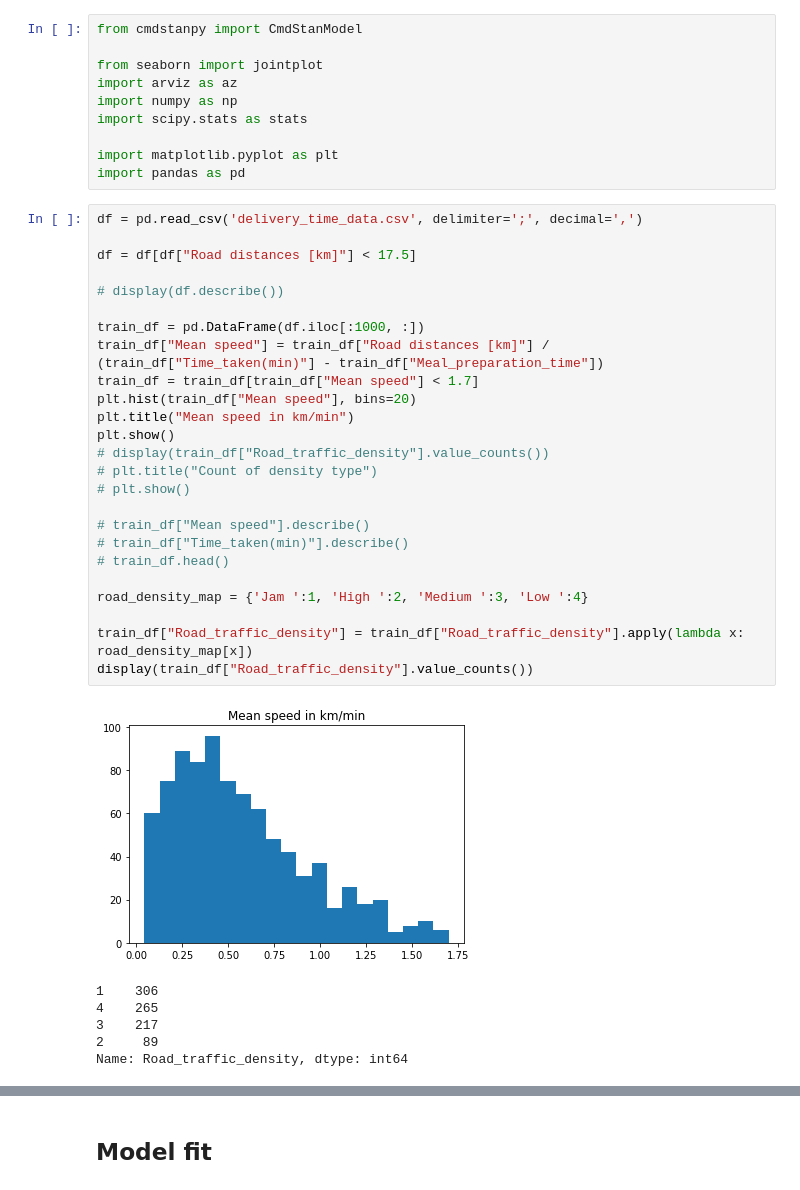
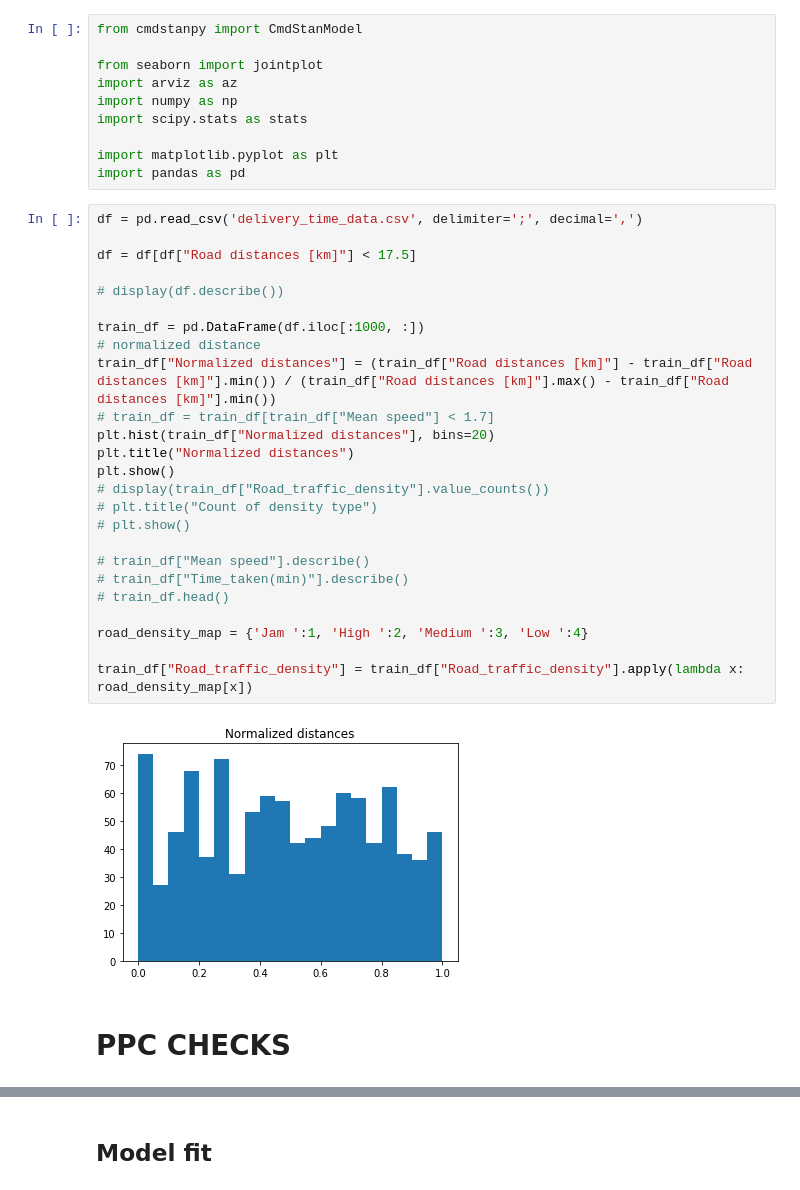
Before and after one commit to justynagibas/data_analytics_project, a Jupyter notebook: basic_model.ipynb, the cells around one changed output, grey strips where cells are left out. Cells and saved outputs as stored; diff of their text form.

```diff
--- a/basic_model.ipynb
+++ b/basic_model.ipynb
@@ -11,35 +11,32 @@ import pandas as pd
 # %%
 df = pd.read_csv('delivery_time_data.csv', delimiter=';', decimal=',')
 
 df = df[df["Road distances [km]"] < 17.5]
 
 # display(df.describe())
 
 train_df = pd.DataFrame(df.iloc[:1000, :])
-train_df["Mean speed"] = train_df["Road distances [km]"] / (train_df["Time_taken(min)"] - train_df["Meal_preparation_time"])
-train_df = train_df[train_df["Mean speed"] < 1.7]
-plt.hist(train_df["Mean speed"], bins=20)
-plt.title("Mean speed in km/min")
+# normalized distance
+train_df["Normalized distances"] = (train_df["Road distances [km]"] - train_df["Road distances [km]"].min()) / (train_df["Road distances [km]"].max() - train_df["Road distances [km]"].min())
+# train_df = train_df[train_df["Mean speed"] < 1.7]
+plt.hist(train_df["Normalized distances"], bins=20)
+plt.title("Normalized distances")
 plt.show()
 # display(train_df["Road_traffic_density"].value_counts())
 # plt.title("Count of density type")
 # plt.show()
 
 # train_df["Mean speed"].describe()
 # train_df["Time_taken(min)"].describe()
 # train_df.head()
 
 road_density_map = {'Jam ':1, 'High ':2, 'Medium ':3, 'Low ':4}
 
 train_df["Road_traffic_density"] = train_df["Road_traffic_density"].apply(lambda x: road_density_map[x])
-display(train_df["Road_traffic_density"].value_counts())
 # %% [output]
-[figure, old version]
+[figure, new version]
-1    306
-4    265
-3    217
-2     89
-Name: Road_traffic_density, dtype: int64
+# %% [markdown]
+# PPC CHECKS
 # %%
 model_ppc=CmdStanModel(stan_file='basic_ppc.stan')
 
```
Also changed, not shown: parts of 8 cells of this notebook, 7 other files.
